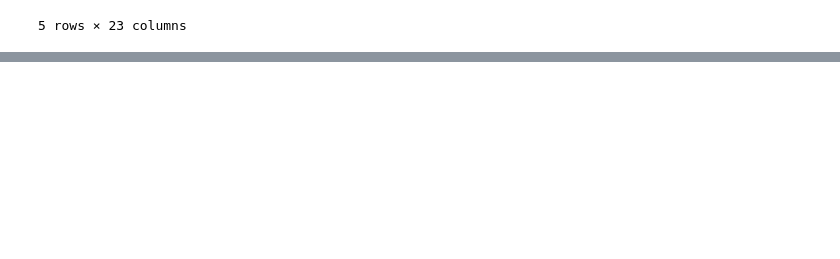
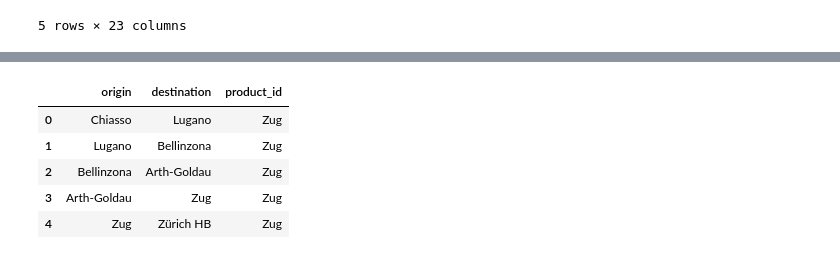
Before and after one commit to mbanga9/DataScience_Labs, a Jupyter notebook: Final-Project-2.ipynb, the cells around one changed output, grey strips where cells are left out. Saved outputs shown, nothing was run; the diff lists cells and outputs as text; code cells hidden in the pictures; blank space fills up the shorter version.

```diff
--- a/Final-Project-2.ipynb
+++ b/Final-Project-2.ipynb
@@ -164,0 +192,30 @@ visu_trips.head()
+# %%
+# Create table that contains all edges in the network.
+# An edge is essentially caracterized by its origin, destination and mean of transport (product_id)
+
+# Initialize empty dataframe
+arcs_df = pd.DataFrame()
+# Get all trips and their associated mean of transport from table 'visu_trips'
+trips = set(visu_trips.index.get_values())
+# Iterate on each trip to construct arcs
+for _, stop_list, transport in trips:
+    # list of stop names along the trip
+    stop_names = stop_list.split(' | ')
+    # create arcs associated with the trip
+    arcs = list(zip(stop_names[0:-1:1], stop_names[1::1]))
+    # temporary dataframe
+    temp = pd.DataFrame(arcs, columns=['origin', 'destination'])
+    temp['product_id'] = transport
+    # concatenate new arcs with existing arcs in a single dataframe
+    arcs_df = pd.concat([arcs_df, temp])
+
+# print the result
+arcs_df = arcs_df.reset_index(drop=True)
+arcs_df.head()
+# %% [output]
+|  | origin | destination | product_id |
+| 0 | Chiasso | Lugano | Zug |
+| 1 | Lugano | Bellinzona | Zug |
+| 2 | Bellinzona | Arth-Goldau | Zug |
+| 3 | Arth-Goldau | Zug | Zug |
+| 4 | Zug | Zürich HB | Zug |
```
Also changed, not shown: parts of 7 cells of this notebook.
